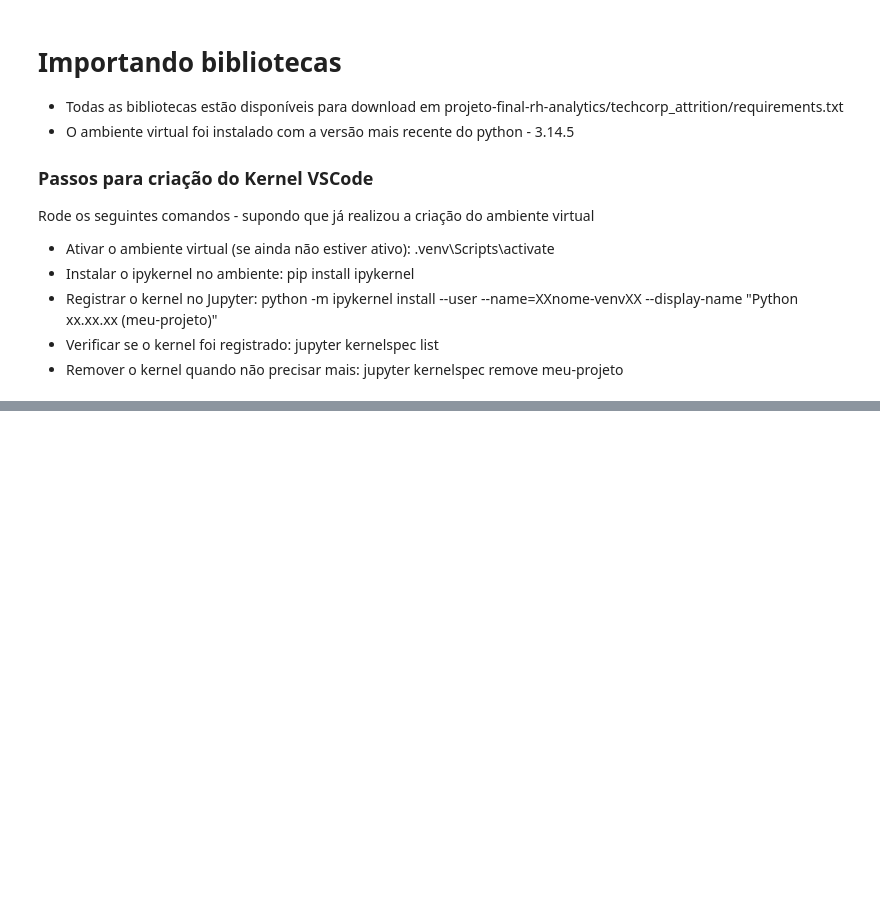
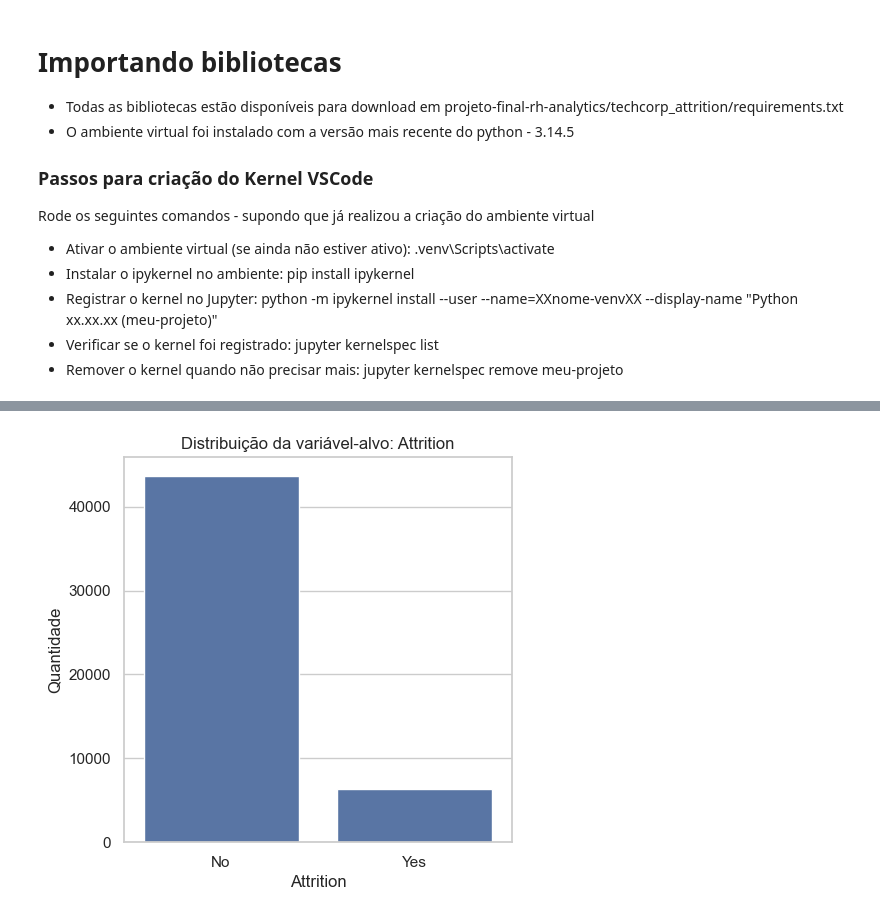
Before and after one commit to JonasGX/model-techcorp-attrition, a Jupyter notebook: notebooks/01_EDA.ipynb, the cells around one changed output, grey strips where cells are left out. Cells and saved outputs as stored; diff of their text form; code cells hidden in the pictures; blank space fills up the shorter version.

```diff
--- a/notebooks/01_EDA.ipynb
+++ b/notebooks/01_EDA.ipynb
@@ -61,0 +146,6 @@ Dimensões do dataset: 50000 linhas x 36 colunas
+# %%
+# Retirando colunas desnecessárias
+df_raw = df.copy()
+df = df.drop(columns=["EmployeeCount", "StandardHours", "Over18", "EmployeeNumber"])
+
+print(df.shape)
@@ -61,0 +162,3 @@ Dimensões do dataset: 50000 linhas x 36 colunas
+# %%
+df_eda = df.copy()
+df_eda["AttritionFlag"] = (df_eda["Attrition"] == "Yes").astype(int)
@@ -61,0 +183,10 @@ Dimensões do dataset: 50000 linhas x 36 colunas
+# %%
+plt.figure(figsize=(5, 5))
+sns.countplot(data=df_eda, x="Attrition")
+plt.title("Distribuição da variável-alvo: Attrition")
+plt.xlabel("Attrition")
+plt.ylabel("Quantidade")
+plt.savefig('../reports/distribuicao_variavel_attrition.png', dpi=150, bbox_inches='tight')
+plt.show()
+# %% [output]
+[figure, added]
```
Also changed, not shown: parts of 26 cells of this notebook, 3 other files.
